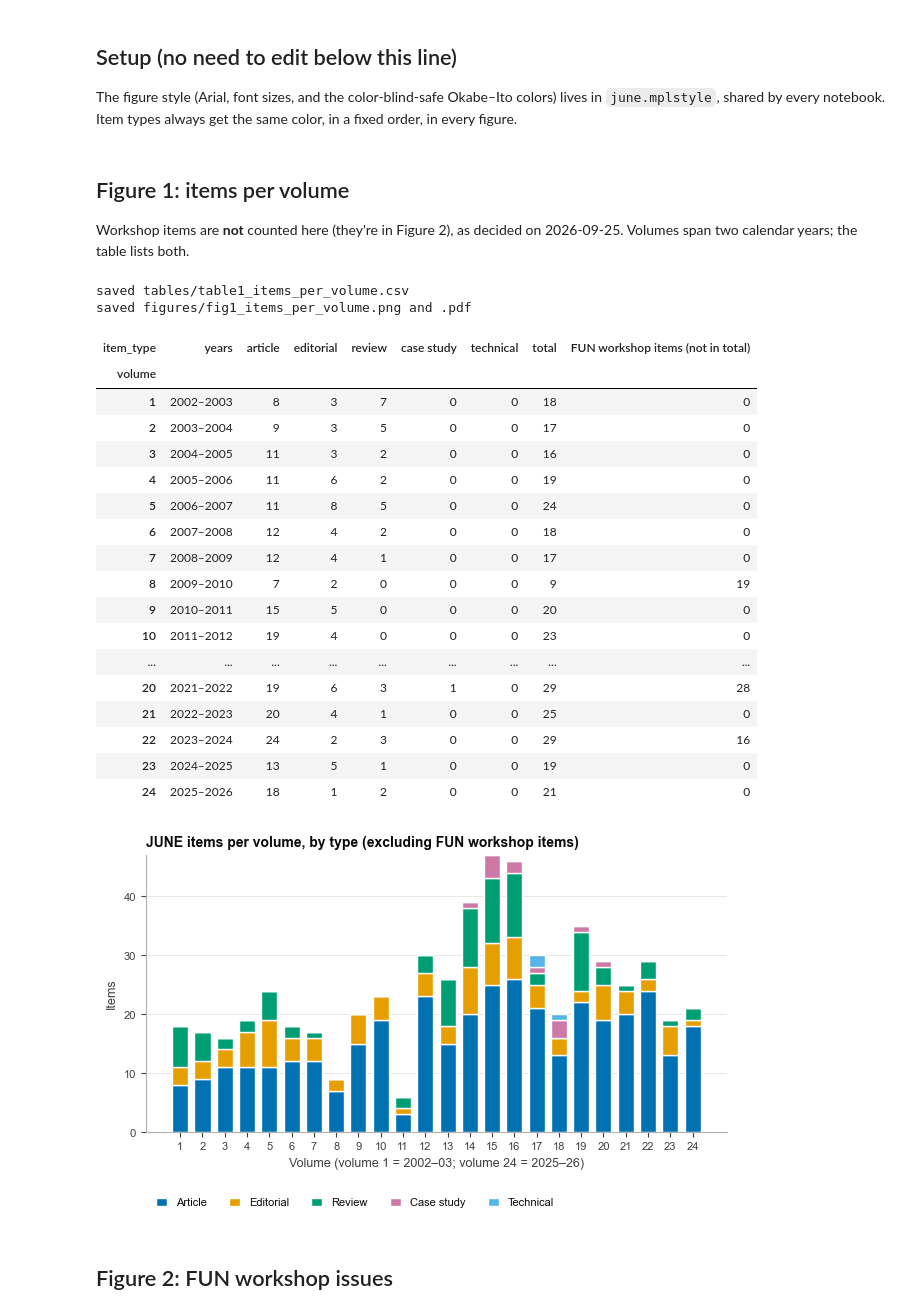
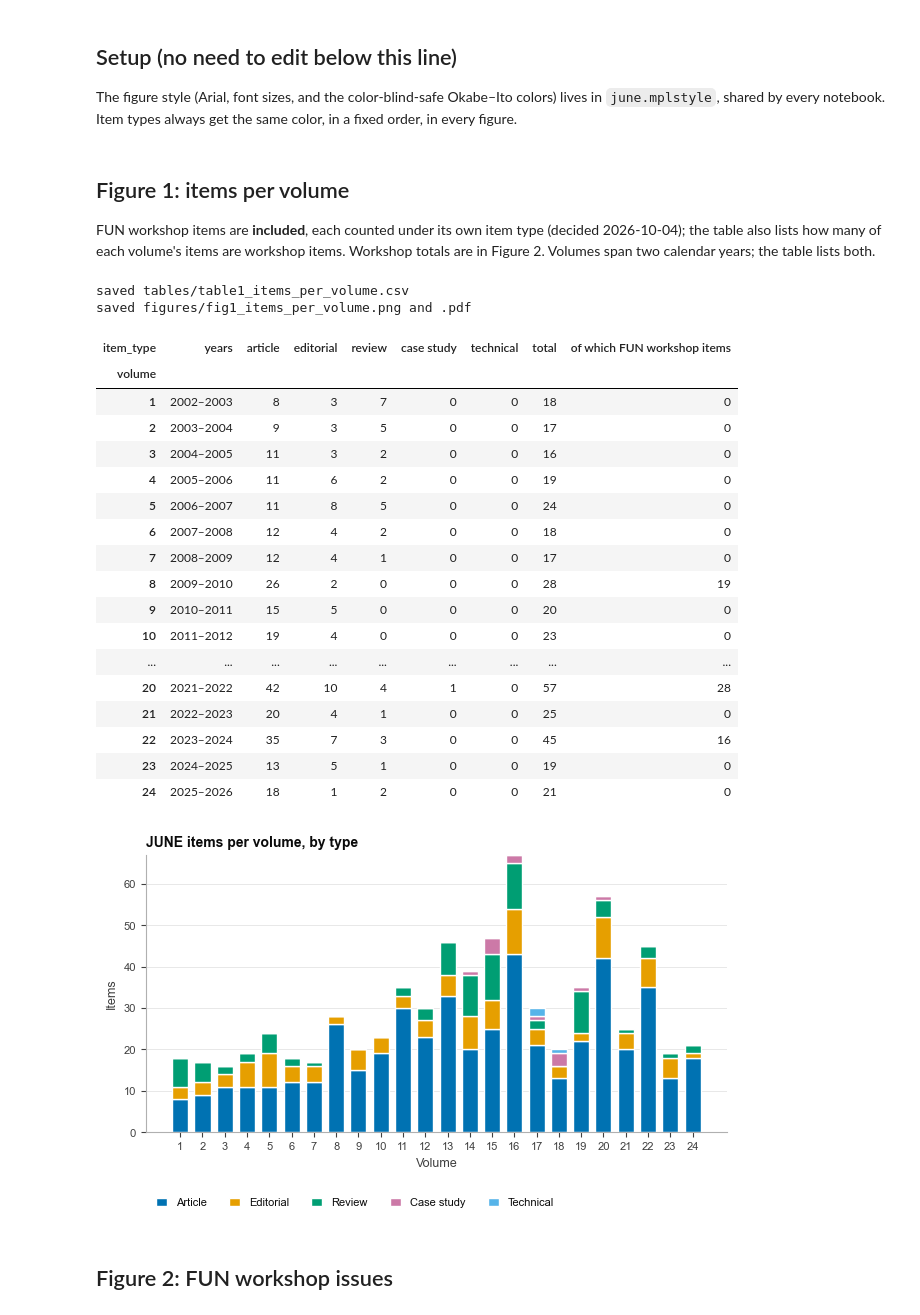
Before and after one commit to ajuavinett/JUNE_Utilities, a Jupyter notebook: 05_figures.ipynb, the cells around one changed output. Drawn from its saved outputs; the diff is of its cells as text; code cells hidden in the pictures.

```diff
--- a/05_figures.ipynb
+++ b/05_figures.ipynb
@@ -108,57 +108,60 @@ def save_table(df, name, index=False):
 # %% [markdown]
 ## Figure 1: items per volume
 
-Workshop items are **not** counted here (they're in Figure 2), as decided
-on 2026-09-25. Volumes span two calendar years; the table lists both.
+FUN workshop items are **included**, each counted under its own item type
+(decided 2026-10-04); the table also lists how many of each volume's items
+are workshop items. Workshop totals are in Figure 2. Volumes span two
+calendar years; the table lists both.
 # %%
-regular = matched[~matched["is_fun_workshop"] & matched["item_type"].isin(COUNT_ITEM_TYPES)]
-per_volume = (regular.groupby(["volume", "item_type"]).size().unstack(fill_value=0)
+# FUN workshop items are included, each counted under its own item type
+counted = matched[matched["item_type"].isin(COUNT_ITEM_TYPES)]
+per_volume = (counted.groupby(["volume", "item_type"]).size().unstack(fill_value=0)
               .reindex(columns=COUNT_ITEM_TYPES, fill_value=0))
 years = matched.groupby("volume")["year_label"].agg(["min", "max"])
 table1 = per_volume.copy()
 table1.insert(0, "years", [f"{years.at[v, 'min']}–{years.at[v, "max"]}" for v in table1.index])
 table1["total"] = per_volume.sum(axis=1)
-table1["FUN workshop items (not in total)"] = (matched[matched["is_fun_workshop"]].groupby("volume").size()
+table1["of which FUN workshop items"] = (counted[counted["is_fun_workshop"]].groupby("volume").size()
                                                .reindex(table1.index, fill_value=0))
 save_table(table1, "table1_items_per_volume", index=True)
 
 fig, ax = plt.subplots(figsize=(7.5, 3.6))
 bottom = pd.Series(0, index=per_volume.index)
 for t in COUNT_ITEM_TYPES:
     ax.bar(per_volume.index, per_volume[t], bottom=bottom, width=0.72, color=TYPE_COLORS[t],
            edgecolor=SURFACE, linewidth=1, label=t.capitalize())
     bottom += per_volume[t]
 ax.margins(y=0.08)
 ax.set_xticks(per_volume.index)
-ax.set_xlabel("Volume (volume 1 = 2002–03; volume 24 = 2025–26)")
+ax.set_xlabel("Volume")
 ax.set_ylabel("Items")
-ax.set_title("JUNE items per volume, by type (excluding FUN workshop items)")
+ax.set_title("JUNE items per volume, by type")
 ax.legend(ncols=len(COUNT_ITEM_TYPES), loc="upper left", bbox_to_anchor=(0, -0.2), handlelength=1)
 ax.grid(axis="x", visible=False)
 save(fig, "fig1_items_per_volume")
 table1
 # %% [output]
 saved tables/table1_items_per_volume.csv
 saved figures/fig1_items_per_volume.png and .pdf
-| item_type | years | article | editorial | review | case study | technical | total | FUN workshop items (not in total) |
+| item_type | years | article | editorial | review | case study | technical | total | of which FUN workshop items |
 | volume |  |  |  |  |  |  |  |  |
 | 1 | 2002–2003 | 8 | 3 | 7 | 0 | 0 | 18 | 0 |
 | 2 | 2003–2004 | 9 | 3 | 5 | 0 | 0 | 17 | 0 |
 | 3 | 2004–2005 | 11 | 3 | 2 | 0 | 0 | 16 | 0 |
 | 4 | 2005–2006 | 11 | 6 | 2 | 0 | 0 | 19 | 0 |
 | 5 | 2006–2007 | 11 | 8 | 5 | 0 | 0 | 24 | 0 |
 | 6 | 2007–2008 | 12 | 4 | 2 | 0 | 0 | 18 | 0 |
 | 7 | 2008–2009 | 12 | 4 | 1 | 0 | 0 | 17 | 0 |
-| 8 | 2009–2010 | 7 | 2 | 0 | 0 | 0 | 9 | 19 |
+| 8 | 2009–2010 | 26 | 2 | 0 | 0 | 0 | 28 | 19 |
 | 9 | 2010–2011 | 15 | 5 | 0 | 0 | 0 | 20 | 0 |
 | 10 | 2011–2012 | 19 | 4 | 0 | 0 | 0 | 23 | 0 |
 | ... | ... | ... | ... | ... | ... | ... | ... | ... |
-| 20 | 2021–2022 | 19 | 6 | 3 | 1 | 0 | 29 | 28 |
+| 20 | 2021–2022 | 42 | 10 | 4 | 1 | 0 | 57 | 28 |
 | 21 | 2022–2023 | 20 | 4 | 1 | 0 | 0 | 25 | 0 |
-| 22 | 2023–2024 | 24 | 2 | 3 | 0 | 0 | 29 | 16 |
+| 22 | 2023–2024 | 35 | 7 | 3 | 0 | 0 | 45 | 16 |
 | 23 | 2024–2025 | 13 | 5 | 1 | 0 | 0 | 19 | 0 |
 | 24 | 2025–2026 | 18 | 1 | 2 | 0 | 0 | 21 | 0 |
-[figure, old version]
+[figure, new version]
 # %% [markdown]
 ## Figure 2: FUN workshop issues
 # %%
```
Also changed, not shown: 10 other files.
